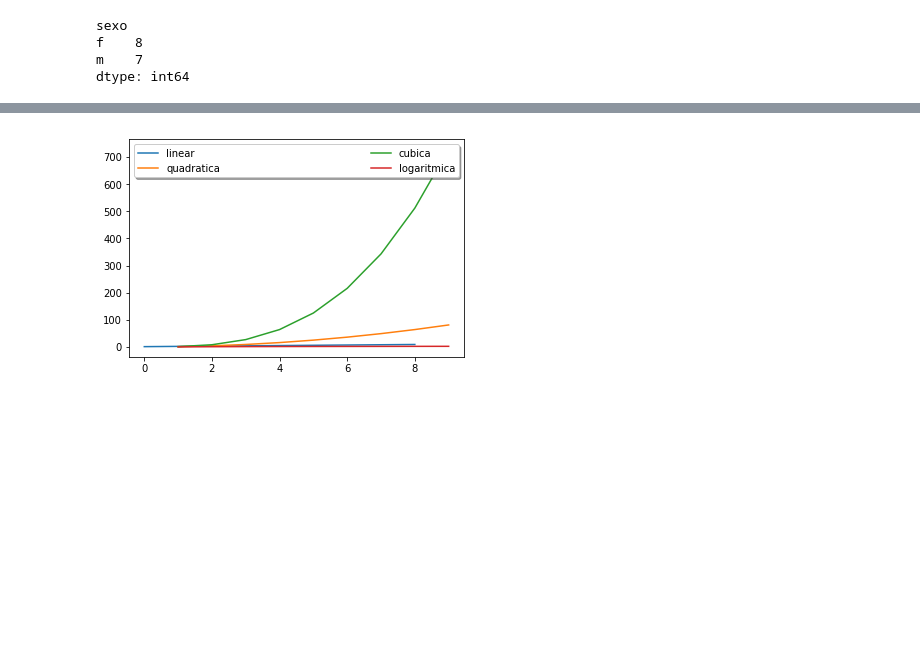
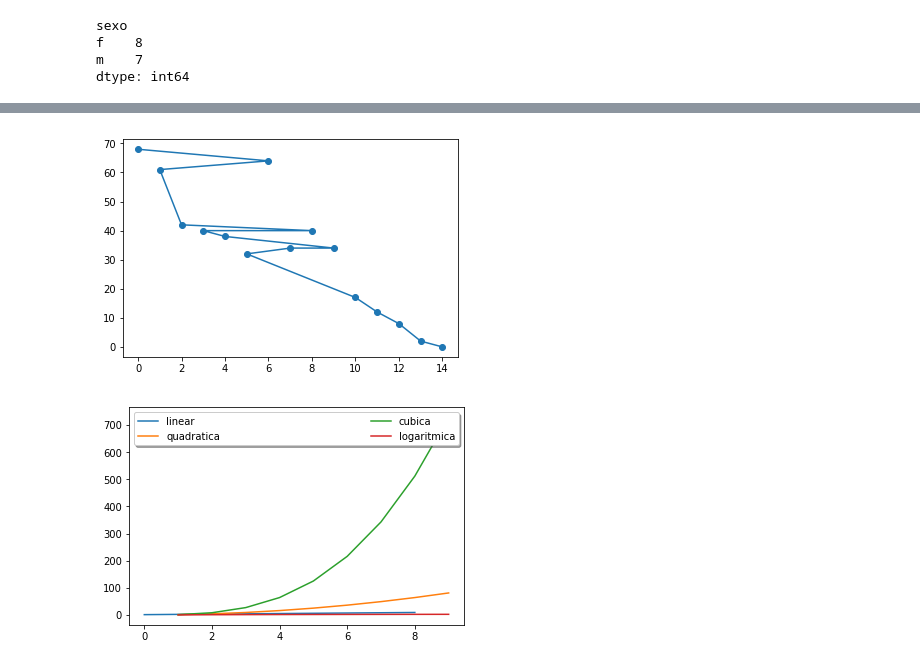
Before and after one commit to dani-lbnl/licoes, a Jupyter notebook: Licao 1 - pedro san.ipynb, the cells around one changed output, grey strips where cells are left out. Saved outputs shown, nothing was run; the diff lists cells and outputs as text; code cells hidden in the pictures; blank space fills up the shorter version.

```diff
--- a/Licao 1 - pedro san.ipynb
+++ b/Licao 1 - pedro san.ipynb
@@ -102,4 +102,4 @@ SyntaxError: unexpected EOF while parsing (<ipython-input-56-8b386c031eec>, line
 # %%
 import matplotlib.pyplot as plt
-plt.plot(ordenado
+plt.plot(data.idade.sort_values(),marker="o")
 # %% [output]
@@ -107,3 +107,4 @@ SyntaxError: unexpected EOF while parsing (<ipython-input-51-fb73faf508da>, line
+[figure, added]
 # %%
 x = np.arange(1,10) #variavel independente
 
```
Also changed, not shown: parts of 2 cells of this notebook.
